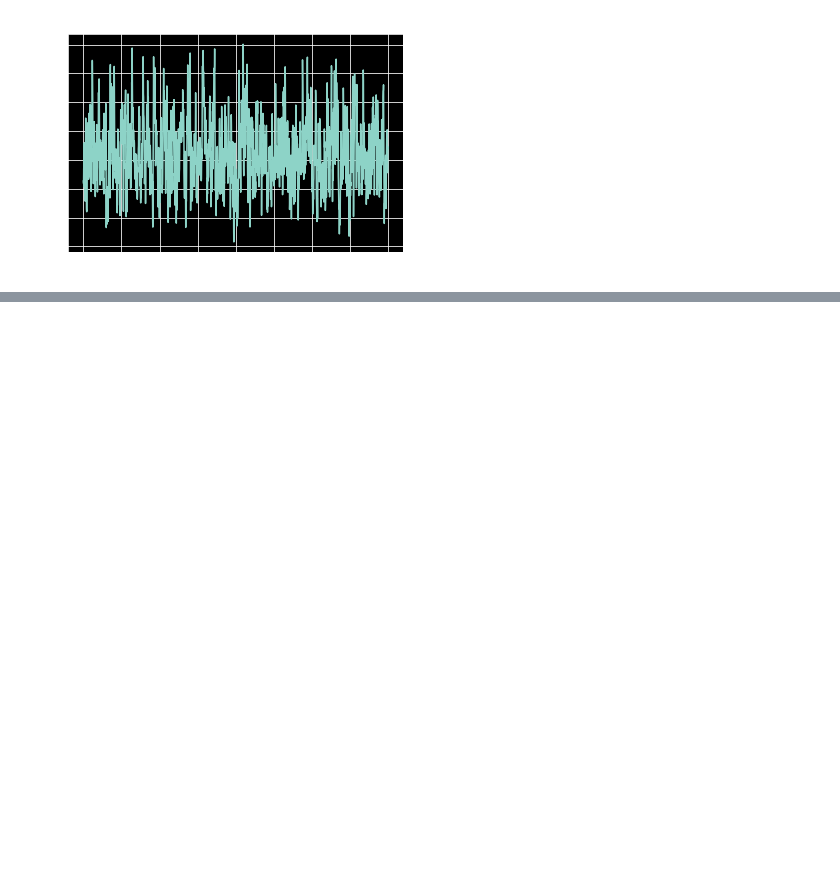
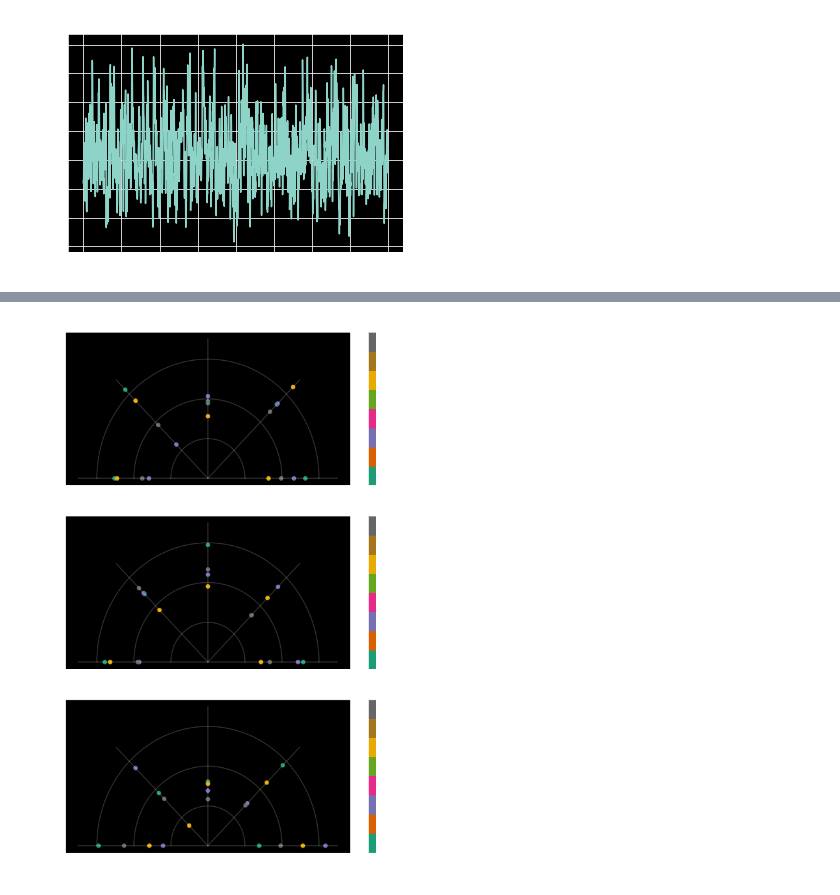
Before and after one commit to rodrigo-romano/dos-actors, a Jupyter notebook: clients/domeseeing/analysis/data-analysis.ipynb, the cells around one changed output, grey strips where cells are left out. Cells and saved outputs as stored; diff of their text form; code cells hidden in the pictures; blank space fills up the shorter version.

```diff
--- a/clients/domeseeing/analysis/data-analysis.ipynb
+++ b/clients/domeseeing/analysis/data-analysis.ipynb
@@ -24,0 +80,31 @@ data
+# %%
+wind_speed = [2,7,12,17]
+wind_azimuth = np.arange(5)*45
+zenith = [0,30,60]
+fig, axs = plt.subplots(nrows=3, sharex=True, figsize=(10, 15))
+k = 0
+l = 0.175
+for (iz,z) in enumerate(zenith):
+    x = []
+    y = []
+    c = []
+    for ws in wind_speed:
+        for wa in wind_azimuth:
+            x += [fwhm_ds[k]*np.cos(wa*np.pi/180)]
+            y += [fwhm_ds[k]*np.sin(wa*np.pi/180)]
+            c += [ws]
+            k+=1
+    ax = axs[iz]
+    h = ax.scatter(x, y, c=c, cmap='Dark2')
+    fig.colorbar(h,ax=ax, label="Wind speed [m/s]")
+    for wa in wind_azimuth:
+        ax.plot([0, l*np.cos(wa*np.pi/180)], [0, l*np.sin(wa*np.pi/180)],'w',alpha=0.2)
+    o = np.linspace(0,np.pi,101)
+    (xs,ys) = (np.cos(o),np.sin(o))
+    for s in [0.05,0.1,0.15]:
+        ax.plot(s*xs,s*ys,'w',alpha=0.2)
+    #ax.grid(alpha=0.2)
+    ax.set_title(f"zenith: {z}deg")
+    axs[-1].set_xlabel("Dome seing FWHM [arcsec]")
+# %% [output]
+[figure, added]
```
Also changed, not shown: parts of 24 cells of this notebook, 30 other files.
